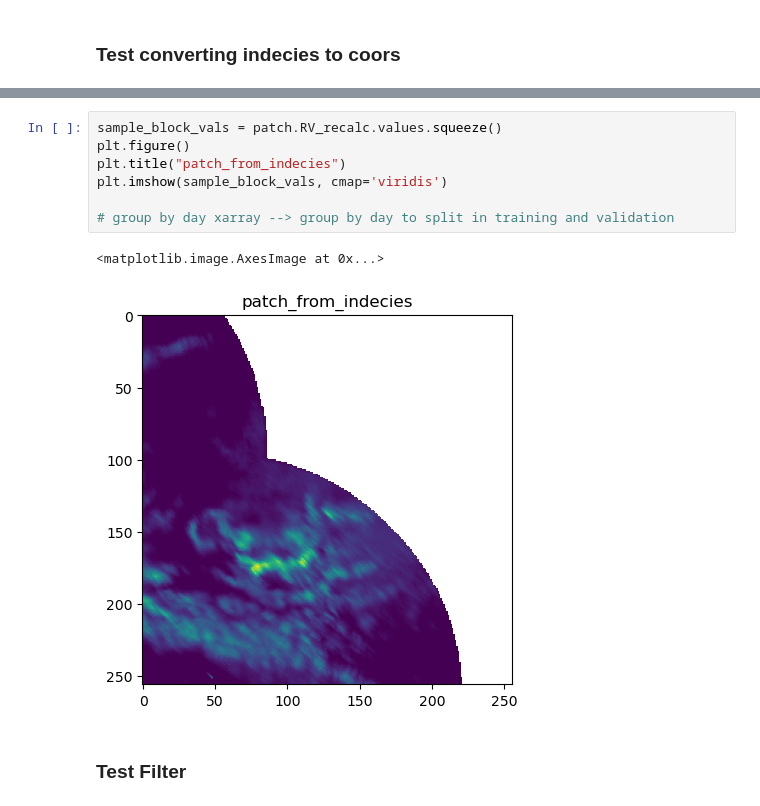
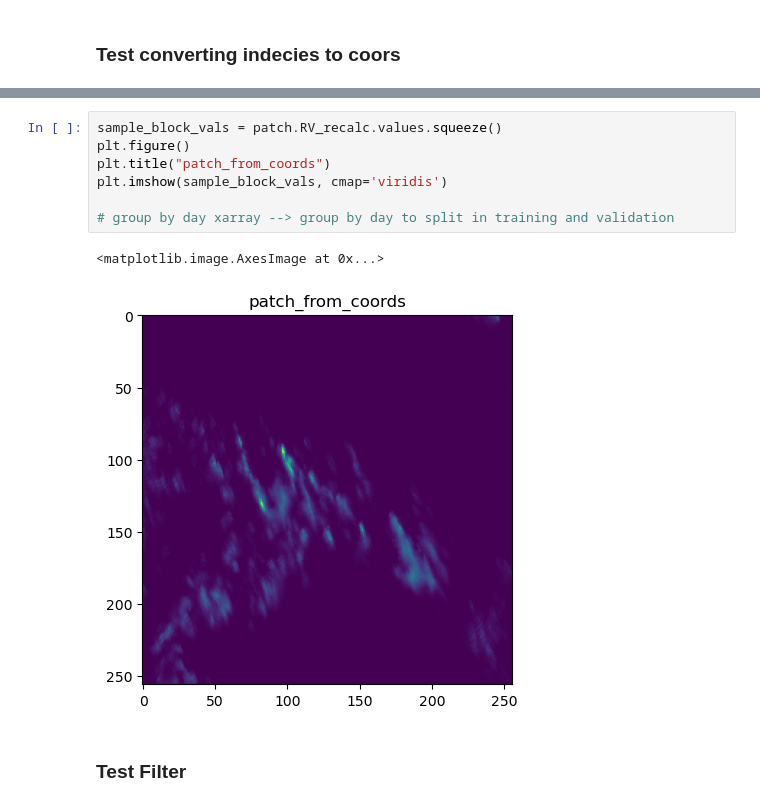
Before and after one commit to Osrip/deep_learn_rain_nowcasting, a Jupyter notebook: notebooks/new_filtering_data_scraper_small_target_patching.ipynb, the cells around one changed output, grey strips where cells are left out. Cells and saved outputs as stored; diff of their text form.

```diff
--- a/notebooks/new_filtering_data_scraper_small_target_patching.ipynb
+++ b/notebooks/new_filtering_data_scraper_small_target_patching.ipynb
@@ -406,13 +402,13 @@ plt.imshow(sample_block_vals, cmap='viridis')
 # %%
 sample_block_vals = patch.RV_recalc.values.squeeze()
 plt.figure()
-plt.title("patch_from_indecies")
+plt.title("patch_from_coords")
 plt.imshow(sample_block_vals, cmap='viridis')
 
 # group by day xarray --> group by day to split in training and validation
 # %% [output]
 <matplotlib.image.AxesImage at 0x...>
-[figure, old version]
+[figure, new version]
 # %% [markdown]
 ### Test Filter
 # %%
```
Also changed, not shown: parts of 16 cells of this notebook.
